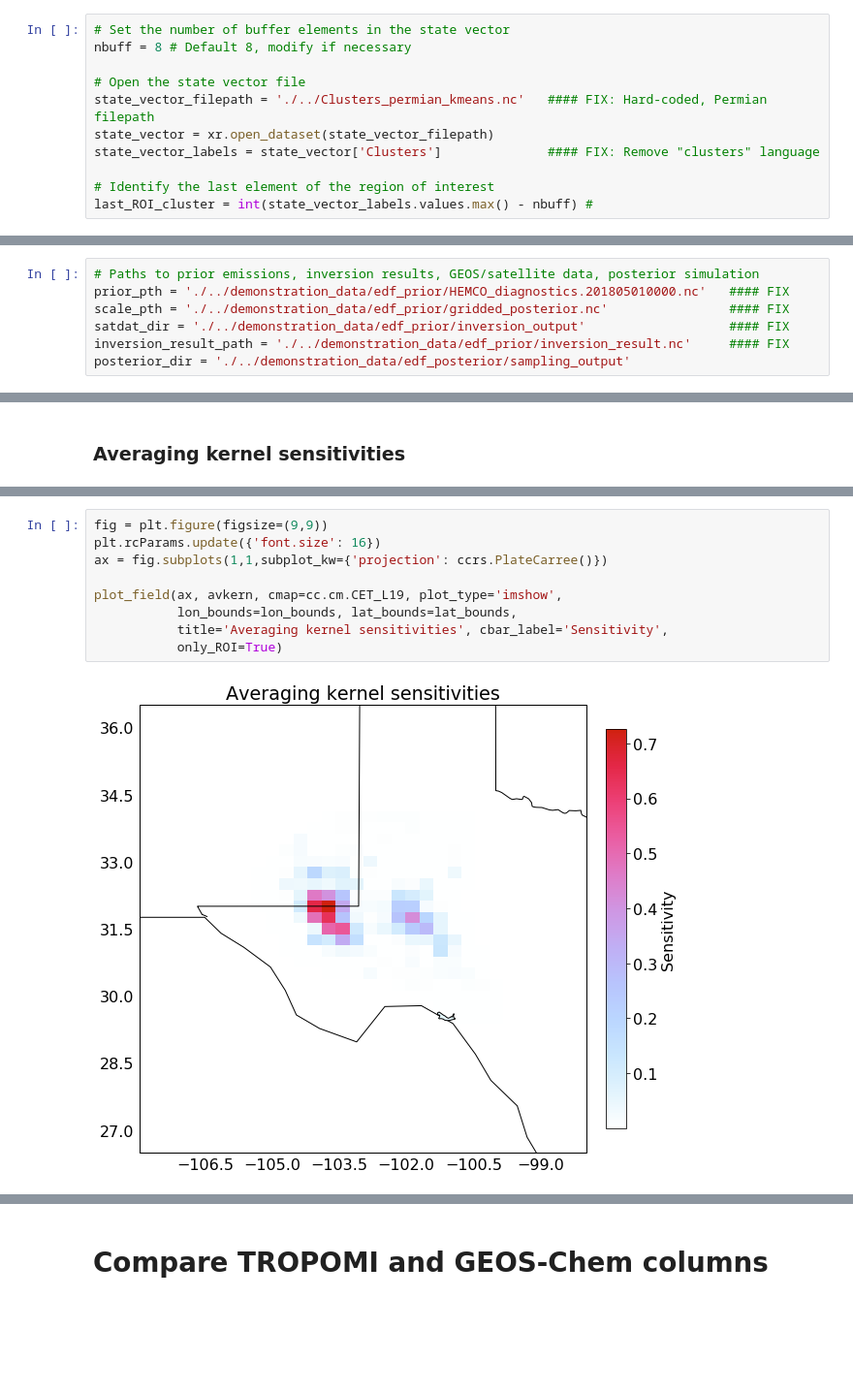
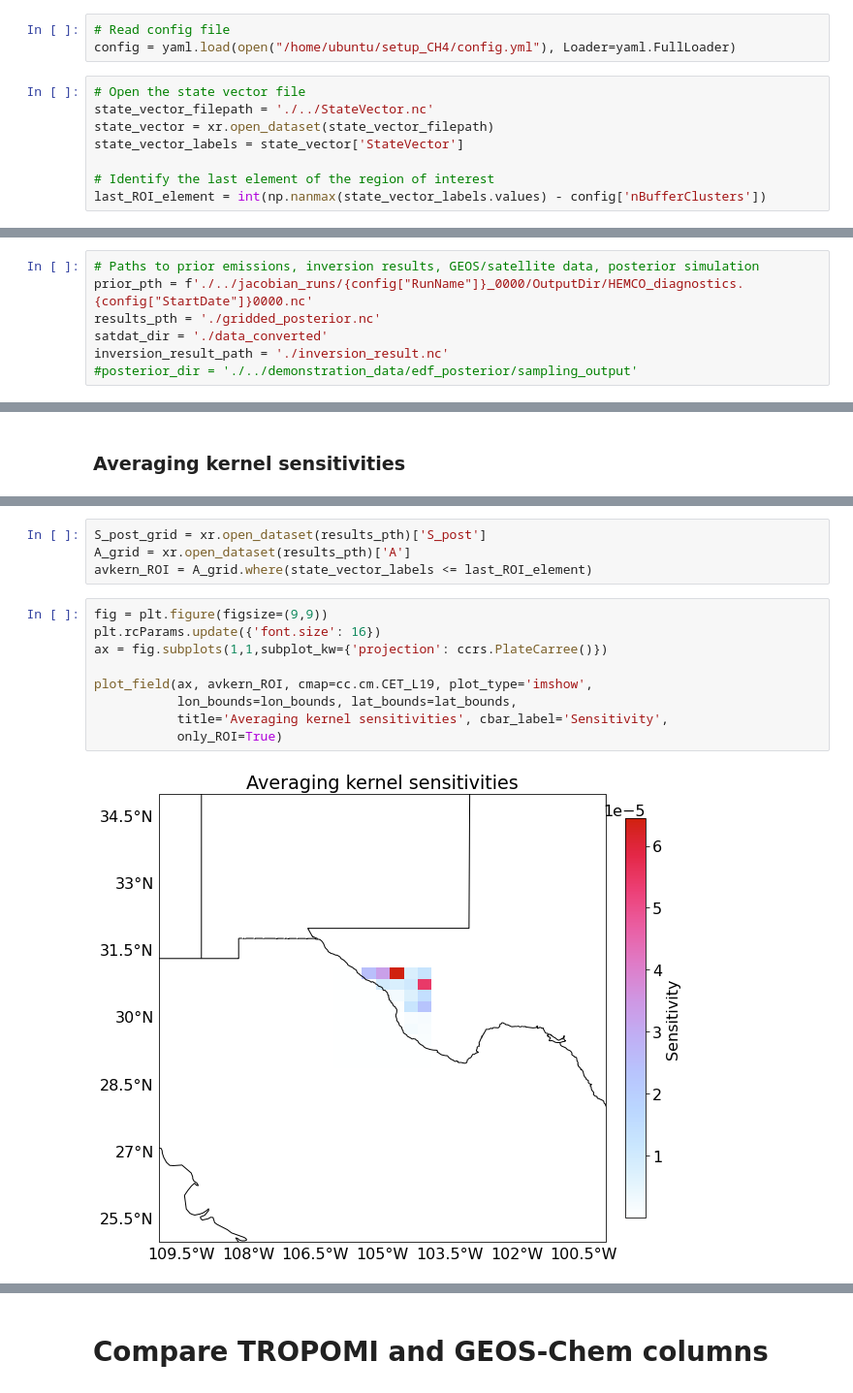
Before and after one commit to ACMG-CH4/CH4_TROPOMI_INV, a Jupyter notebook: visualization_notebook.ipynb, the cells around one changed output, grey strips where cells are left out. Shown at 97% size. Cells and saved outputs as stored; diff of their text form; blank space fills up the shorter version.

Commit message:
update vis notebook - pushed wrong vis notebook in last commit

```diff
--- a/visualization_notebook.ipynb
+++ b/visualization_notebook.ipynb
@@ -14,13 +22,13 @@ import colorcet as cc
 # %% [markdown]
 # Setup
+# %%
+# Read config file
+config = yaml.load(open("/home/ubuntu/setup_CH4/config.yml"), Loader=yaml.FullLoader)
 # %%
-# Set the number of buffer elements in the state vector
-nbuff = 8 # Default 8, modify if necessary
-
 # Open the state vector file
-state_vector_filepath = './../Clusters_permian_kmeans.nc'   #### FIX: Hard-coded, Permian filepath
+state_vector_filepath = './../StateVector.nc'
 state_vector = xr.open_dataset(state_vector_filepath)
-state_vector_labels = state_vector['Clusters']              #### FIX: Remove "clusters" language
+state_vector_labels = state_vector['StateVector']
 
 # Identify the last element of the region of interest
-last_ROI_cluster = int(state_vector_labels.values.max() - nbuff) #
+last_ROI_element = int(np.nanmax(state_vector_labels.values) - config['nBufferClusters'])
@@ -95,9 +181,9 @@ plot_field(ax, state_vector_labels, plot_type='imshow', cmap=cc.cm.glasbey,
 # Inversion results
 # %%
 # Paths to prior emissions, inversion results, GEOS/satellite data, posterior simulation
-prior_pth = './../demonstration_data/edf_prior/HEMCO_diagnostics.201805010000.nc'   #### FIX
-scale_pth = './../demonstration_data/edf_prior/gridded_posterior.nc'                #### FIX
-satdat_dir = './../demonstration_data/edf_prior/inversion_output'                   #### FIX
-inversion_result_path = './../demonstration_data/edf_prior/inversion_result.nc'     #### FIX
-posterior_dir = './../demonstration_data/edf_posterior/sampling_output'
+prior_pth = f'./../jacobian_runs/{config["RunName"]}_0000/OutputDir/HEMCO_diagnostics.{config["StartDate"]}0000.nc'
+results_pth = './gridded_posterior.nc'
+satdat_dir = './data_converted'
+inversion_result_path = './inversion_result.nc'
+#posterior_dir = './../demonstration_data/edf_posterior/sampling_output'
 # %%
@@ -197,12 +261,16 @@ avkern = A_grid['Averaging_kernel']
+# %%
+S_post_grid = xr.open_dataset(results_pth)['S_post']
+A_grid = xr.open_dataset(results_pth)['A']
+avkern_ROI = A_grid.where(state_vector_labels <= last_ROI_element)
 # %%
 fig = plt.figure(figsize=(9,9))
 plt.rcParams.update({'font.size': 16})
 ax = fig.subplots(1,1,subplot_kw={'projection': ccrs.PlateCarree()})
 
-plot_field(ax, avkern, cmap=cc.cm.CET_L19, plot_type='imshow',
+plot_field(ax, avkern_ROI, cmap=cc.cm.CET_L19, plot_type='imshow',
            lon_bounds=lon_bounds, lat_bounds=lat_bounds,
            title='Averaging kernel sensitivities', cbar_label='Sensitivity',
            only_ROI=True)
 # %% [output]
-[figure, old version]
+[figure, new version]
 # %%
```
Also changed, not shown: parts of 20 cells of this notebook.
